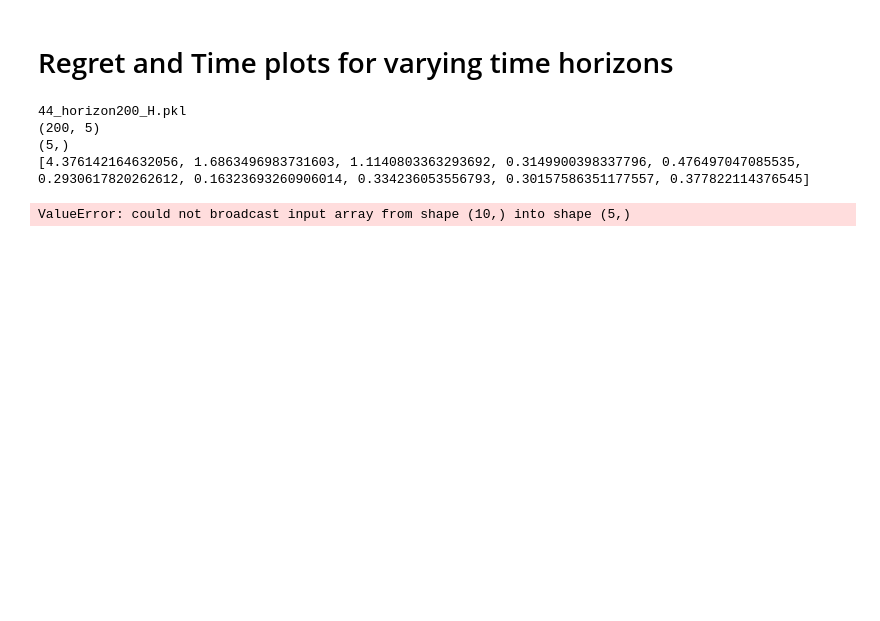
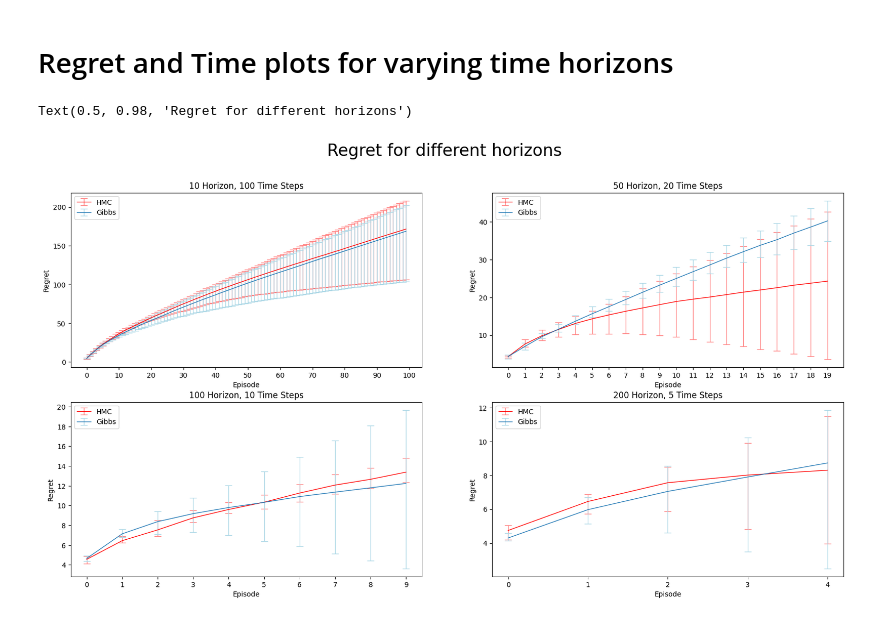
Before and after one commit to srayan00/608_Project, a Jupyter notebook: plots.ipynb, the cells around one changed output. Saved outputs shown, nothing was run; the diff lists cells and outputs as text; code cells hidden in the pictures; blank space fills up the shorter version.

```diff
--- a/plots.ipynb
+++ b/plots.ipynb
@@ -151,16 +151,35 @@ for filename in os.listdir(dir_name):
         if "env" not in filename:
             groups = re.match(reg_horizon, filename).groups()
             with open(os.path.join(dir_name, filename), "rb") as f:
-                print(filename)
                 G = pickle.load(f)
-                print((int(groups[1]), horizon_dict[int(groups[1])]))
-                print(regret_horizon[groups[2]][(int(groups[1]), horizon_dict[int(groups[1])])][int(groups[0]) - 42].shape)
-                print(G["episode_regret"])
                 regret_horizon[groups[2]][(int(groups[1]), horizon_dict[int(groups[1])])][int(groups[0]) - 42] = G["episode_regret"]
                 time_taken_horizon[groups[2]][int(groups[0]) - 42][horizon_list.index(int(groups[1]))] = G["time_taken"]
-# %% [output]
-44_horizon200_H.pkl
-(200, 5)
-(5,)
-[4.376142164632056, 1.6863496983731603, 1.1140803363293692, 0.3149900398337796, 0.476497047085535, 0.2930617820262612, 0.16323693260906014, 0.334236053556793, 0.30157586351177557, 0.377822114376545]
-ValueError: could not broadcast input array from shape (10,) into shape (5,)
+# %%
+indices = {10: 0, 50: 1, 100: 2, 200: 3}
+# %%
+fig, ax = plt.subplots(2, 2, figsize=(20, 10))
+for i, (h, t) in enumerate(horizon_dict.items()):
+    if i == 1:
+        continue
+    index_i = indices[h] // 2
+    index_j = indices[h] % 2
+    error_l_h = np.mean(np.cumsum(regret_horizon["H"][(h, t)], axis = 1), axis=0) - np.min(np.cumsum(regret_horizon["H"][(h, t)], axis = 1), axis=0)
+    error_u_h  = np.max(np.cumsum(regret_horizon["H"][(h, t)], axis = 1), axis=0) - np.mean(np.cumsum(regret_horizon["H"][(h, t)], axis = 1), axis=0)
+    error_l_g = np.mean(np.cumsum(regret_horizon["G"][(h, t)], axis = 1), axis=0) - np.min(np.cumsum(regret_horizon["G"][(h, t)], axis = 1), axis=0)
+    error_u_g  = np.max(np.cumsum(regret_horizon["G"][(h, t)], axis = 1), axis=0) - np.mean(np.cumsum(regret_horizon["G"][(h, t)], axis = 1), axis=0)
+    # ax[index_i, index_j].plot(np.mean(regret["H"][nS], axis=0), label=f"HMC", color = "red")
+    ax[index_i, index_j].errorbar(x = np.arange(0, t), y = np.mean(np.cumsum(regret_horizon["H"][(h, t)], axis = 1), axis = 0),
+                                  yerr= [error_l_h, error_u_h], label=f"HMC", color = "red", ecolor='#ff7f7f', lw=1, capsize=5, capthick=1)
+    # ax[index_i, index_j].plot(np.mean(regret["G"][nS], axis=0), label=f"Gibbs")
+    ax[index_i, index_j].errorbar(x = np.arange(0, t), y = np.mean(np.cumsum(regret_horizon["G"][(h, t)], axis = 1), axis=0),
+                                  yerr= [error_l_g, error_u_g], label=f"Gibbs", ecolor='#add8e6', lw=1, capsize=5, capthick=1)
+    ax[index_i, index_j].set_xticks(np.arange(0, t))
+    ax[index_i, index_j].set_xlabel("Episode")
+    ax[index_i, index_j].set_ylabel("Regret")
+    ax[index_i, index_j].set_title(f"{h} Horizon, {t} Time Steps")
+    ax[index_i, index_j].legend()
+ax[0, 0].set_xticks(np.arange(0, 101, 10))
+fig.suptitle("Regret for different horizons", fontsize = 24)
+# %% [output]
+Text(0.5, 0.98, 'Regret for different horizons')
+[figure, added]
```
Also changed, not shown: parts of 2 cells of this notebook, 24 other files.
